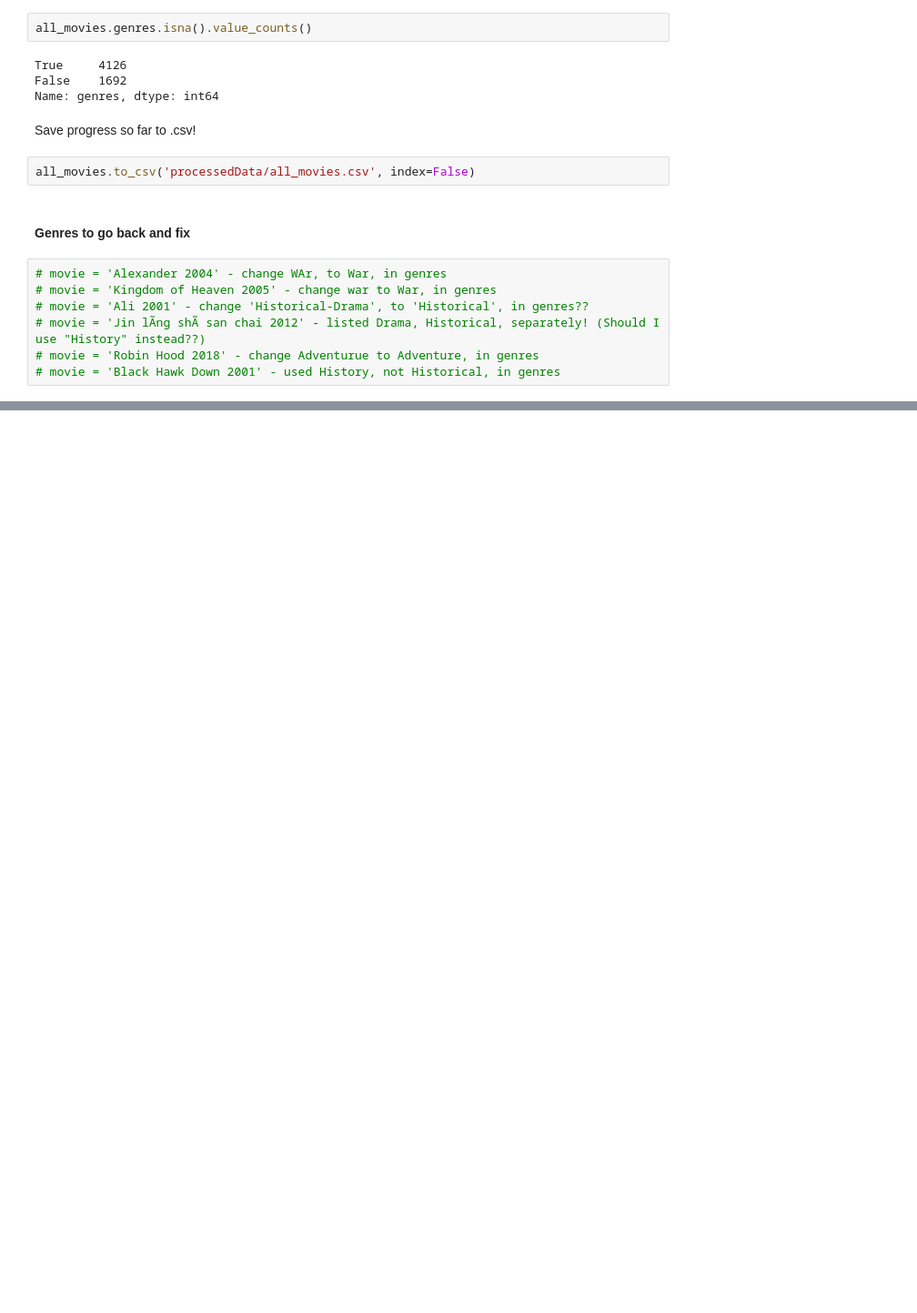
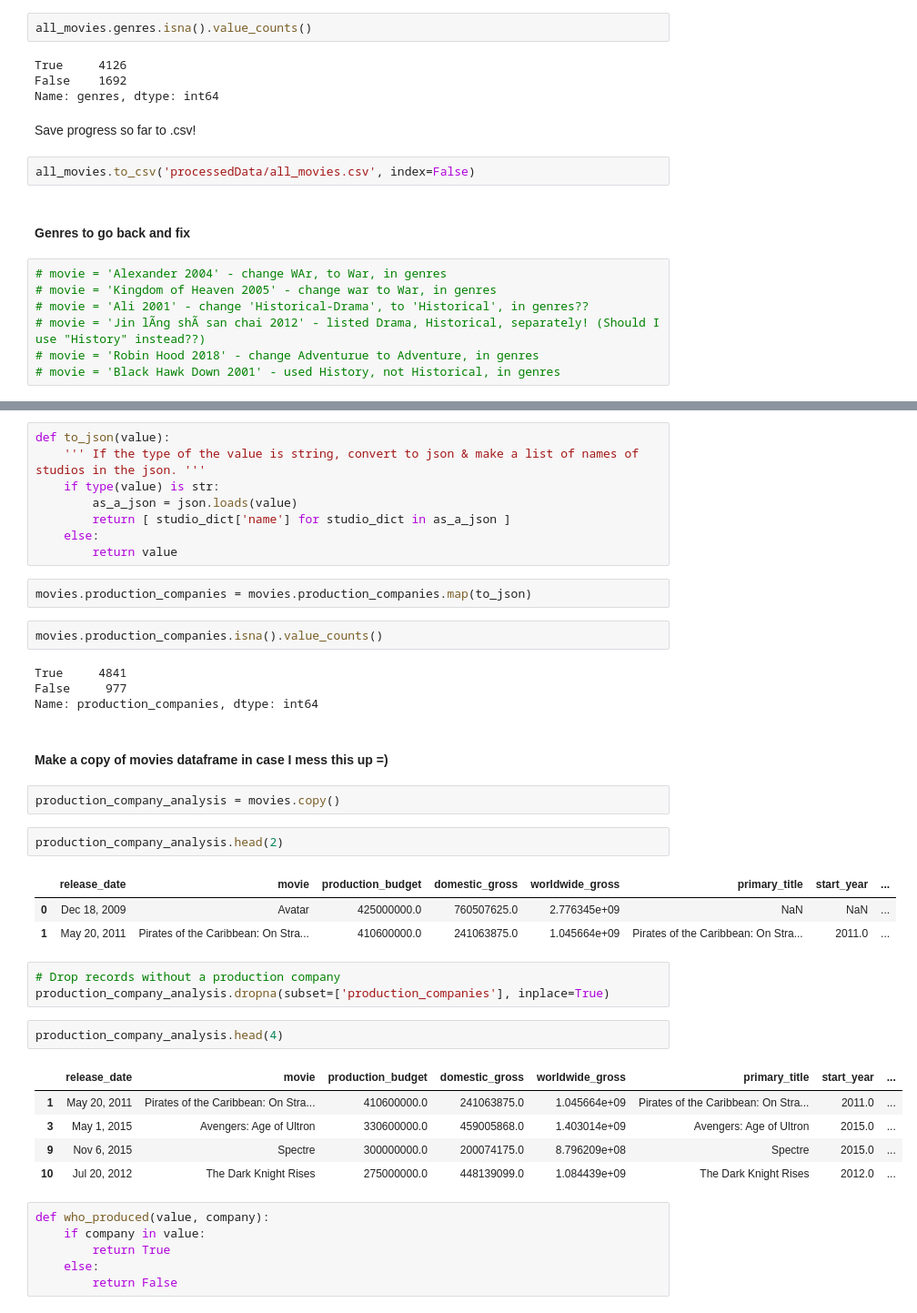
Before and after one commit to ran0027/microsoft_movie_analysis, a Jupyter notebook: Untitled.ipynb, the cells around one changed output, grey strips where cells are left out. Shown at 91% size. Drawn from its saved outputs; the diff is of its cells as text; blank space fills up the shorter version.

```diff
--- a/Untitled.ipynb
+++ b/Untitled.ipynb
@@ -887,0 +918,43 @@ all_movies.to_csv('processedData/all_movies.csv', index=False)
+# %%
+def to_json(value):
+    ''' If the type of the value is string, convert to json & make a list of names of studios in the json. '''
+    if type(value) is str:
+        as_a_json = json.loads(value)
+        return [ studio_dict['name'] for studio_dict in as_a_json ]
+    else:
+        return value
+# %%
+movies.production_companies = movies.production_companies.map(to_json)
+# %%
+movies.production_companies.isna().value_counts()
+# %% [output]
+True     4841
+False     977
+Name: production_companies, dtype: int64
+# %% [markdown]
+#### Make a copy of movies dataframe in case I mess this up =)
+# %%
+production_company_analysis = movies.copy()
+# %%
+production_company_analysis.head(2)
+# %% [output]
+|  | release_date | movie | production_budget | domestic_gross | worldwide_gross | primary_title | start_year | ... |
+| 0 | Dec 18, 2009 | Avatar | 425000000.0 | 760507625.0 | 2.776345e+09 | NaN | NaN | ... |
+| 1 | May 20, 2011 | Pirates of the Caribbean: On Stra... | 410600000.0 | 241063875.0 | 1.045664e+09 | Pirates of the Caribbean: On Stra... | 2011.0 | ... |
+# %%
+# Drop records without a production company
+production_company_analysis.dropna(subset=['production_companies'], inplace=True)
+# %%
+production_company_analysis.head(4)
+# %% [output]
+|  | release_date | movie | production_budget | domestic_gross | worldwide_gross | primary_title | start_year | ... |
+| 1 | May 20, 2011 | Pirates of the Caribbean: On Stra... | 410600000.0 | 241063875.0 | 1.045664e+09 | Pirates of the Caribbean: On Stra... | 2011.0 | ... |
+| 3 | May 1, 2015 | Avengers: Age of Ultron | 330600000.0 | 459005868.0 | 1.403014e+09 | Avengers: Age of Ultron | 2015.0 | ... |
+| 9 | Nov 6, 2015 | Spectre | 300000000.0 | 200074175.0 | 8.796209e+08 | Spectre | 2015.0 | ... |
+| 10 | Jul 20, 2012 | The Dark Knight Rises | 275000000.0 | 448139099.0 | 1.084439e+09 | The Dark Knight Rises | 2012.0 | ... |
+# %%
+def who_produced(value, company):
+    if company in value:
+        return True
+    else:
+        return False
```
Also changed, not shown: parts of 18 cells of this notebook.
